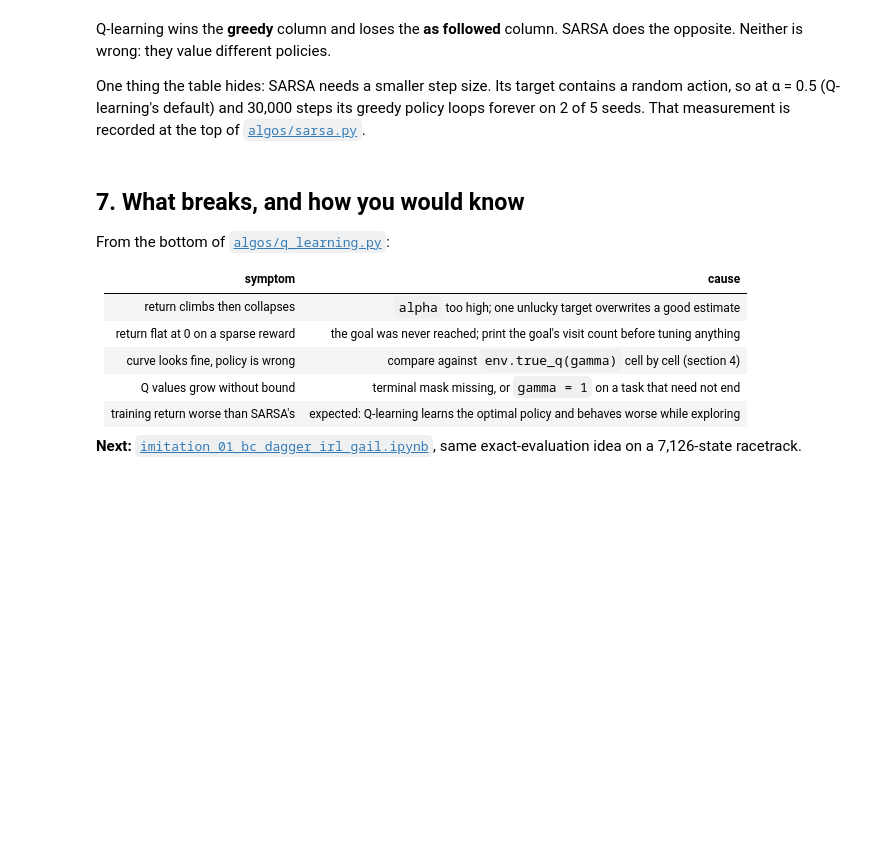
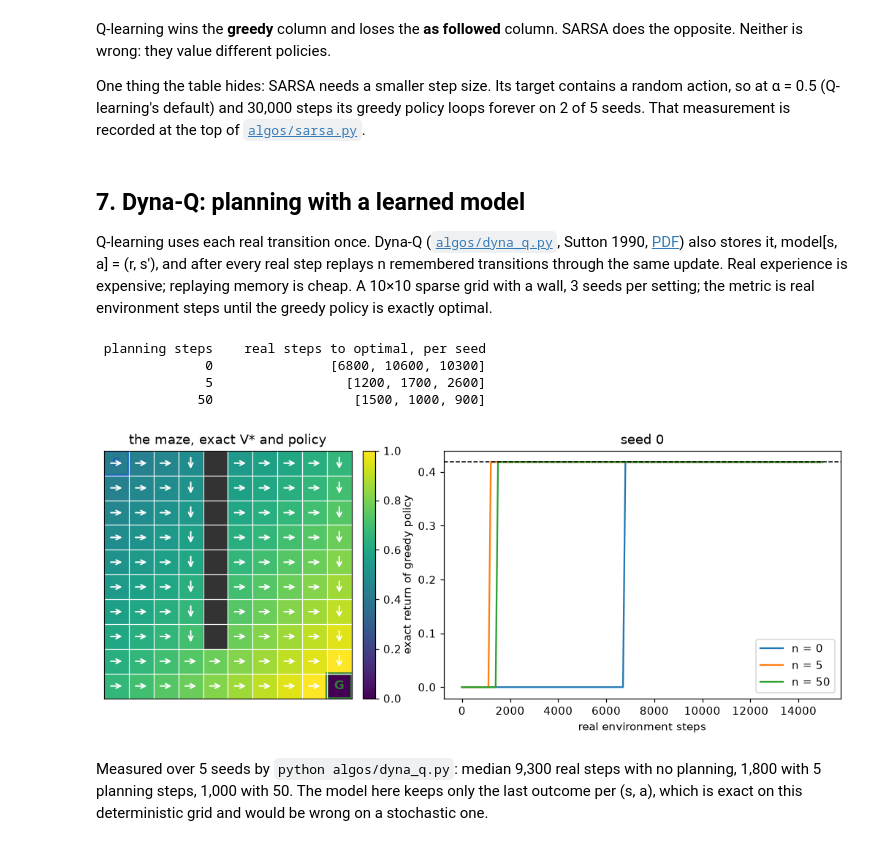
Before and after one commit to alexchilton/rl-advanced-learning, a Jupyter notebook: notebooks/tabular_01_q_learning.ipynb, the cells around one changed output. Drawn from its saved outputs; the diff is of its cells as text; code cells hidden in the pictures; blank space fills up the shorter version.

```diff
--- a/notebooks/tabular_01_q_learning.ipynb
+++ b/notebooks/tabular_01_q_learning.ipynb
@@ -337,16 +338,36 @@ Q-learning wins the **greedy** column and loses the **as followed** column. SARS
 One thing the table hides: SARSA needs a smaller step size. Its target contains a random action, so at α = 0.5 (Q-learning's default) and 30,000 steps its greedy policy loops forever on 2 of 5 seeds.
 That measurement is recorded at the top of [`algos/sarsa.py`](../algos/sarsa.py).
 # %% [markdown]
-## 7. What breaks, and how you would know
+## 7. Dyna-Q: planning with a learned model
 
-From the bottom of [`algos/q_learning.py`](../algos/q_learning.py):
-
-| symptom | cause |
-| --- | --- |
-| return climbs then collapses | `alpha` too high; one unlucky target overwrites a good estimate |
-| return flat at 0 on a sparse reward | the goal was never reached; print the goal's visit count before tuning anything |
-| curve looks fine, policy is wrong | compare against `env.true_q(gamma)` cell by cell (section 4) |
-| Q values grow without bound | terminal mask missing, or `gamma = 1` on a task that need not end |
-| training return worse than SARSA's | expected: Q-learning learns the optimal policy and behaves worse while exploring |
-
-**Next:** [`imitation_01_bc_dagger_irl_gail.ipynb`](imitation_01_bc_dagger_irl_gail.ipynb), same exact-evaluation idea on a 7,126-state racetrack.
+Q-learning uses each real transition once. Dyna-Q ([`algos/dyna_q.py`](../algos/dyna_q.py), Sutton 1990, [PDF](../papers/tabular/sutton-1990-dyna.pdf)) also stores it, model[s, a] = (r, s′),
+and after every real step replays n remembered transitions through the same update. Real experience is expensive; replaying memory is cheap.
+A 10×10 sparse grid with a wall, 3 seeds per setting; the metric is real environment steps until the greedy policy is exactly optimal.
+# %%
+from algos import dyna_q
+
+maze = GridWorld(size=10, reward_mode="sparse", walls=[(r, 4) for r in range(0, 8)], max_steps=300)
+maze_optimal = maze.optimal_return(dyna_q.GAMMA)
+fig, axs = plt.subplots(1, 2, figsize=(12, 4), gridspec_kw=dict(width_ratios=[1, 1.4]))
+grid_figure(maze, axs[0], values=maze.true_v(dyna_q.GAMMA), policy=maze.optimal_policy(dyna_q.GAMMA), title="the maze, exact V* and policy")
+print(f"{'planning steps':>15} {'real steps to optimal, per seed':>34}")
+for n in (0, 5, 50):
+    hits = []
+    for seed in range(3):
+        _, curve = dyna_q.train(maze, n_steps=15_000, planning_steps=n, seed=seed)
+        hits.append(next((s for s, v in curve if v >= maze_optimal - 1e-6), None))
+        if seed == 0:
+            axs[1].plot(*zip(*curve), label=f"n = {n}")
+    print(f"{n:>15} {str(hits):>34}")
+axs[1].axhline(maze_optimal, color="k", ls="--", lw=1); axs[1].set_xlabel("real environment steps")
+axs[1].set_ylabel("exact return of greedy policy"); axs[1].set_title("seed 0"); axs[1].legend()
+plt.show()
+# %% [output]
+ planning steps    real steps to optimal, per seed
+              0               [6800, 10600, 10300]
+              5                 [1200, 1700, 2600]
+             50                  [1500, 1000, 900]
+[figure, added]
+# %% [markdown]
+Measured over 5 seeds by `python algos/dyna_q.py`: median 9,300 real steps with no planning, 1,800 with 5 planning steps, 1,000 with 50.
+The model here keeps only the last outcome per (s, a), which is exact on this deterministic grid and would be wrong on a stochastic one.
```
Also changed, not shown: parts of 2 cells of this notebook, 33 other files.
